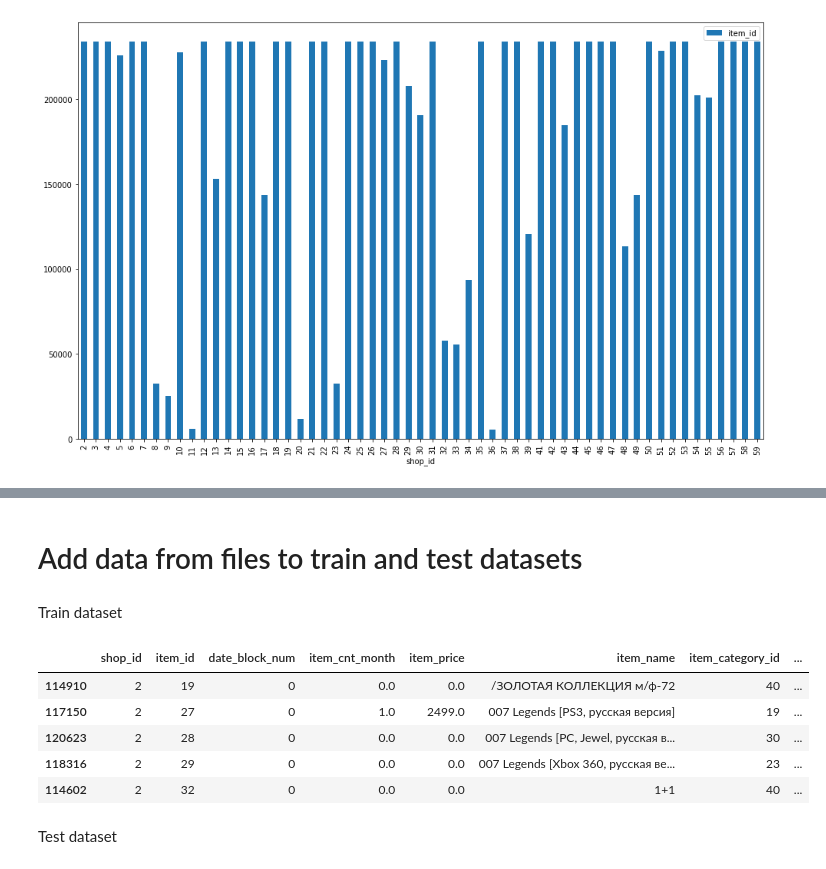
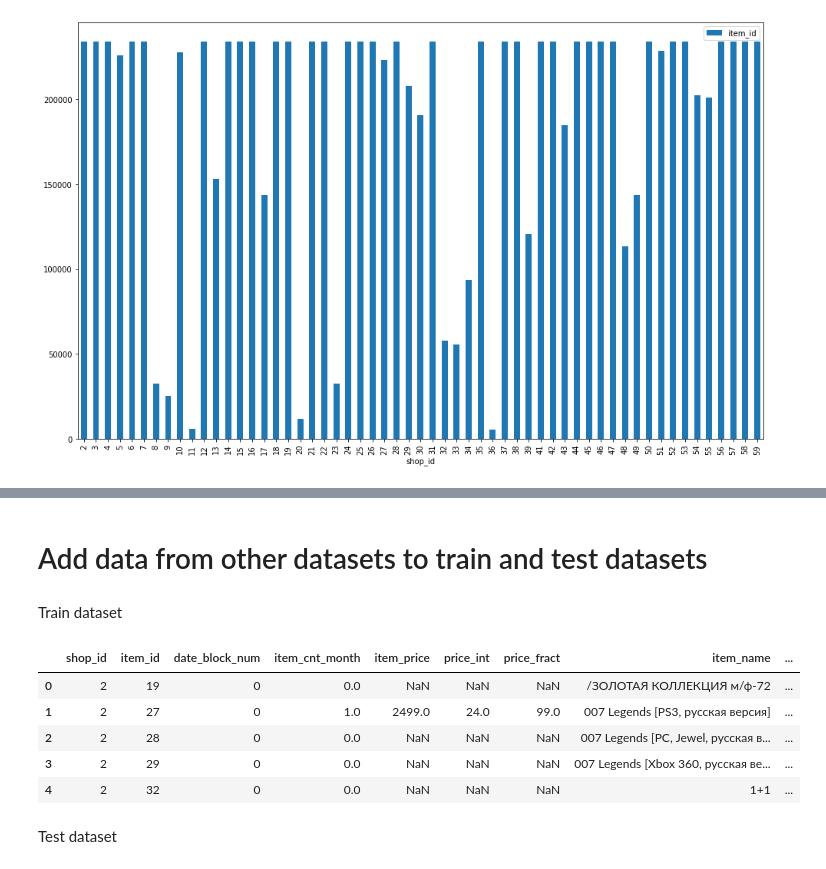
Before and after one commit to beatwad/predict_future_sales, a Jupyter notebook: Pred_Fut_Sales.ipynb, the cells around one changed output, grey strips where cells are left out. Saved outputs shown, nothing was run; the diff lists cells and outputs as text; code cells hidden in the pictures.

Commit message:
Add many new features. Change LGB process training.

```diff
--- a/Pred_Fut_Sales.ipynb
+++ b/Pred_Fut_Sales.ipynb
@@ -54,2 +51,0 @@ Correlation between dataset features
-# %%
-sales_train.join(items.set_index('item_id'), on='item_id').corr()
@@ -64,2 +51,0 @@ sales_train.join(items.set_index('item_id'), on='item_id').corr()
-# %%
-plt.matshow(sales_train.join(items.set_index('item_id'), on='item_id').corr())
@@ -129,5 +112,3 @@ plt.plot(sales_train.groupby(['date_block_num']).agg({'item_cnt_day': 'sum'}).re
 # %% [output]
 [<matplotlib.lines.Line2D at 0x...>]
 [figure]
-# %%
-plt.matshow(sales_train.join(items.set_index('item_id'), on='item_id').corr())
@@ -374,4 +350,6 @@ Create all unique combinations of shop_id, item_id and date_block_num
 # %%
+%%time
+
 from itertools import product
 
 index_cols = ['shop_id', 'item_id', 'date_block_num']
@@ -390,7 +368,7 @@ grid = pd.DataFrame(np.vstack(grid), columns = index_cols, dtype=np.int32)
 gb = sales_train.groupby(index_cols, as_index=False).agg({'item_cnt_day': 'sum', 'item_price': 'mean'})
 
 #join aggregated data to the grid
-sales_train2 = pd.merge(grid, gb, how='left', on=index_cols).fillna(0)
+sales_train2 = pd.merge(grid, gb, how='left', on=index_cols)
 
 #sort the data
 sales_train2.sort_values(['date_block_num', 'shop_id', 'item_id'],inplace=True)
@@ -398,5 +376,21 @@ sales_train2.sort_values(['date_block_num', 'shop_id', 'item_id'],inplace=True)
 # rename target column name
 sales_train2.rename({'item_cnt_day': 'item_cnt_month'}, axis=1, inplace=True)
 
-# clip item_cnt_month value to 0-20 range
-sales_train2.item_cnt_month.clip(0, 20, inplace=True)
+# reset index for new train dataset
+sales_train2.reset_index(inplace=True)
+
+# drop index column
+sales_train2.drop('index', axis=1, inplace=True)
+
+# flll NaN item_cnt_month values
+sales_train2.item_cnt_month.fillna(0, inplace=True)
+
+sales_test2 = sales_test.copy()
+
+# uncomment if need to fill prices
+# # fill NaN item prices, if possible
+# sales_prices = sales_train2.dropna().groupby(['date_block_num', 'item_id']).agg({'item_price': lambda x: x.iloc[-1]})
+# sales_train2 = sales_train2.join(sales_prices, on=['date_block_num', 'item_id'], rsuffix='_r')
+# sales_train2.loc[(sales_train2.item_price.isnull()) & (~sales_train2.item_price_r.isnull()),
+#                  'item_price'] = sales_train2.item_price_r
+# sales_train2.drop('item_price_r', axis=1, inplace=True)
@@ -410,20 +584,21 @@ sales_train2.groupby('shop_id').agg({'item_id': 'count'}).plot.bar(figsize=(16,
 # %% [markdown]
-# Add data from files to train and test datasets
+# Add data from other datasets to train and test datasets
 # %% [markdown]
 Train dataset
 # %%
 sales_train2 = sales_train2.join(items.set_index('item_id'), on='item_id')
 sales_train2 = sales_train2.join(item_categories.set_index('item_category_id'), on='item_category_id')
 sales_train2 = sales_train2.join(shops.set_index('shop_id'), on='shop_id')
+sales_train2 = sales_train2.join(date_blocks.set_index('date_block_num'), on='date_block_num')
 
 sales_train2.head()
 # %% [output]
-|  | shop_id | item_id | date_block_num | item_cnt_month | item_price | item_name | item_category_id | ... |
-| 114910 | 2 | 19 | 0 | 0.0 | 0.0 | /ЗОЛОТАЯ КОЛЛЕКЦИЯ м/ф-72 | 40 | ... |
-| 117150 | 2 | 27 | 0 | 1.0 | 2499.0 | 007 Legends [PS3, русская версия] | 19 | ... |
-| 120623 | 2 | 28 | 0 | 0.0 | 0.0 | 007 Legends [PС, Jewel, русская в... | 30 | ... |
-| 118316 | 2 | 29 | 0 | 0.0 | 0.0 | 007 Legends [Xbox 360, русская ве... | 23 | ... |
-| 114602 | 2 | 32 | 0 | 0.0 | 0.0 | 1+1 | 40 | ... |
+|  | shop_id | item_id | date_block_num | item_cnt_month | item_price | price_int | price_fract | item_name | ... |
+| 0 | 2 | 19 | 0 | 0.0 | NaN | NaN | NaN | /ЗОЛОТАЯ КОЛЛЕКЦИЯ м/ф-72 | ... |
+| 1 | 2 | 27 | 0 | 1.0 | 2499.0 | 24.0 | 99.0 | 007 Legends [PS3, русская версия] | ... |
+| 2 | 2 | 28 | 0 | 0.0 | NaN | NaN | NaN | 007 Legends [PС, Jewel, русская в... | ... |
+| 3 | 2 | 29 | 0 | 0.0 | NaN | NaN | NaN | 007 Legends [Xbox 360, русская ве... | ... |
+| 4 | 2 | 32 | 0 | 0.0 | NaN | NaN | NaN | 1+1 | ... |
 # %% [markdown]
 Test dataset
 # %%
```
Also changed, not shown: parts of 69 cells of this notebook.
